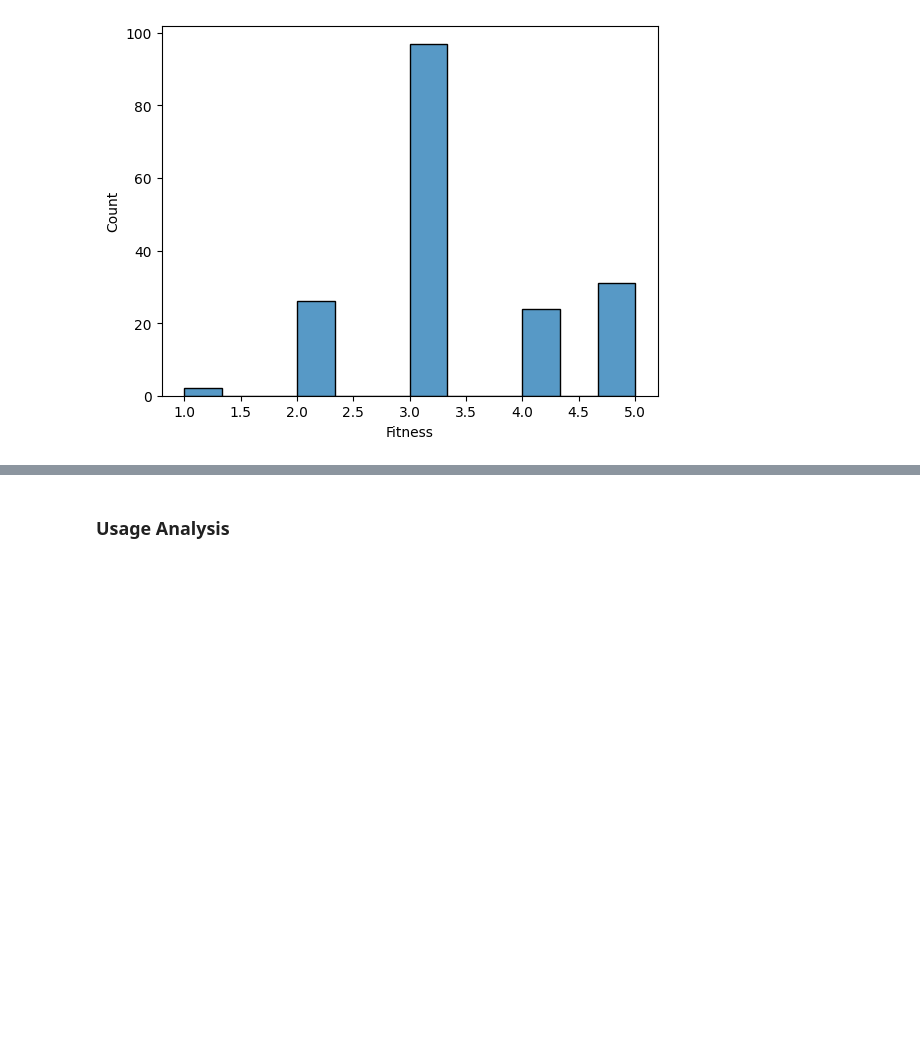
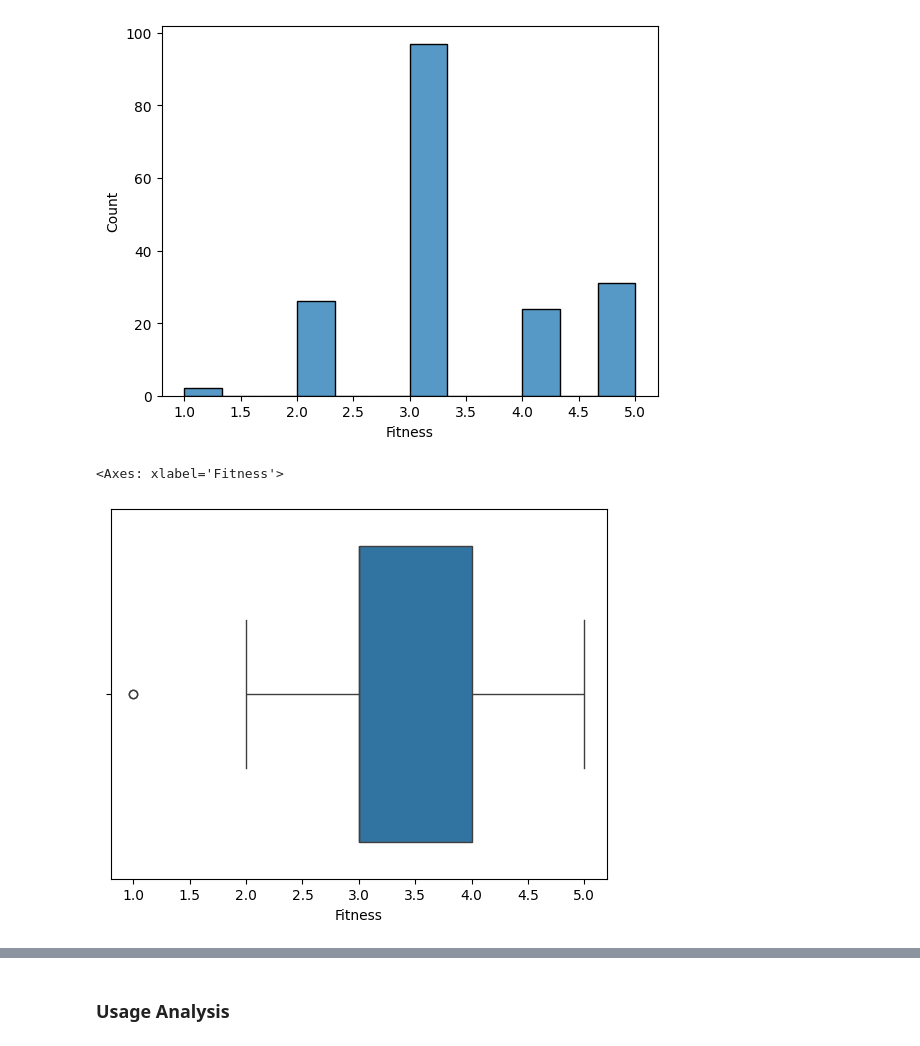
Before and after one commit to 2k4sm/aerofitAnalysis, a Jupyter notebook: aerofit_analysis.ipynb, the cells around one changed output, grey strips where cells are left out. Cells and saved outputs as stored; diff of their text form; code cells hidden in the pictures; blank space fills up the shorter version.

```diff
--- a/aerofit_analysis.ipynb
+++ b/aerofit_analysis.ipynb
@@ -268,3 +268,8 @@ sns.histplot(data=df, x="Fitness")
 # %% [output]
 <Axes: xlabel='Fitness', ylabel='Count'>
 [figure]
+# %%
+sns.boxplot(data=df, x="Fitness")
+# %% [output]
+<Axes: xlabel='Fitness'>
+[figure, added]
```
Also changed, not shown: parts of 7 cells of this notebook.
